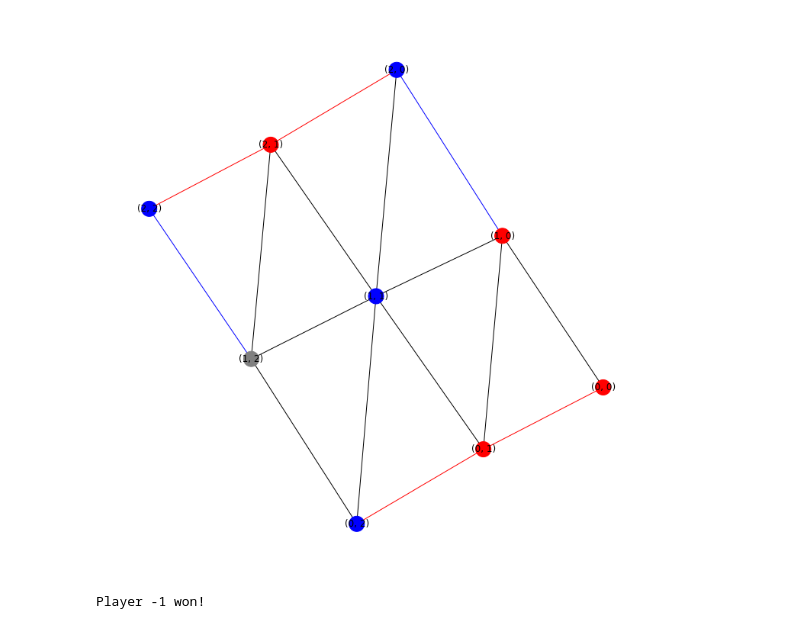
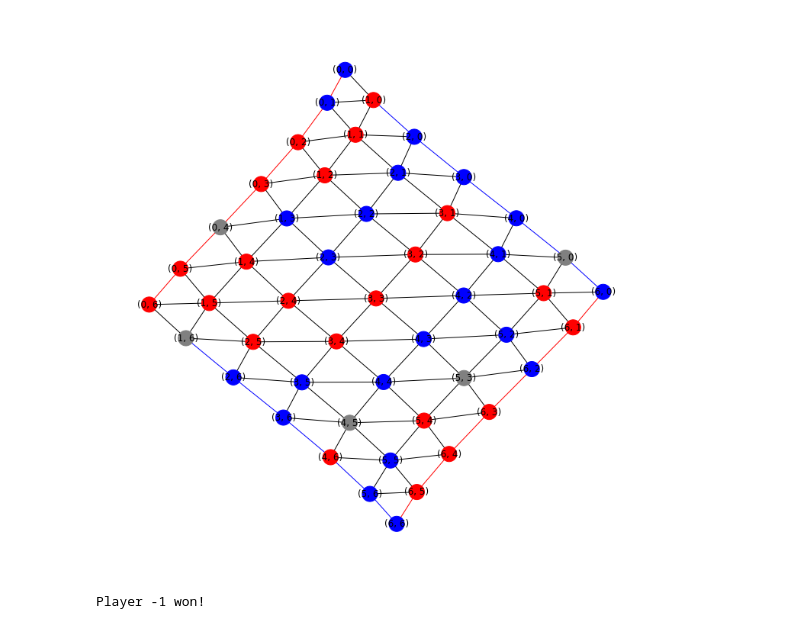
Before and after one commit to TechedLemur/IT3105, a Jupyter notebook: project2/play_offline.ipynb, the cells around one changed output. Saved outputs shown, nothing was run; the diff lists cells and outputs as text; code cells hidden in the pictures.

```diff
--- a/project2/play_offline.ipynb
+++ b/project2/play_offline.ipynb
@@ -15,8 +19,8 @@ def get_action():
 
     return HexAction(row, col)
 # %%
-def play_game(player1=None, player2=None):
-    state = HexState.empty_board()
+def play_game(player1=None, player2=None, starting_player=1, argmax=False):
+    state = HexState.empty_board(starting_player=starting_player)
 
     while not state.is_final_state:
         state.plot(labels=True)
@@ -24,23 +28,30 @@ def play_game(player1=None, player2=None):
             if player1 is None:
                 move = get_action()
             else:
-                move = player1.select_action(state, greedy=True)
+                move = player1.select_action(state, greedy=True, argmax=argmax)
 
 
         else:
             if player2 is None:
                 move = get_action()
             else:
-                move = player2.select_action(state, greedy=True)
+                move = player2.select_action(state, greedy=True, argmax=argmax)
 
         state = state.do_action(move)
+
+        time.sleep(0.2)
         # clear_output(wait=True)
     state.plot(labels=True)
     print(f"Player {-state.player} won!")
 # %%
-anet99 = ActorNet()
-anet99.load_params(99, suffix="3x3")
+# anet99 = ActorNet()
+# anet99.load_params(99, suffix="3x3")
 
+hex18 = ActorNet(benchmark=True)
 
-anet20 = ActorNet()
-anet20.load_params(20, suffix="3x3")
+# anet4 = ActorNet()
+# anet4.load_params(4, suffix="5x5")
+
+#
+# anet300 = ActorNet()
+# anet300.load_params(300)
@@ -47,5 +61,5 @@ anet20.load_params(20, suffix="3x3")
-# %%
-play_game(player1=anet20, player2=anet99)
-# %% [output]
-[figure, removed]
-Player -1 won!
+# %%
+play_game(player1=hex18, player2=hex18, starting_player=1, argmax=False)
+# %% [output]
+[figure, added]
+Player -1 won!
```
Also changed, not shown: parts of 14 cells of this notebook, 5 other files.
